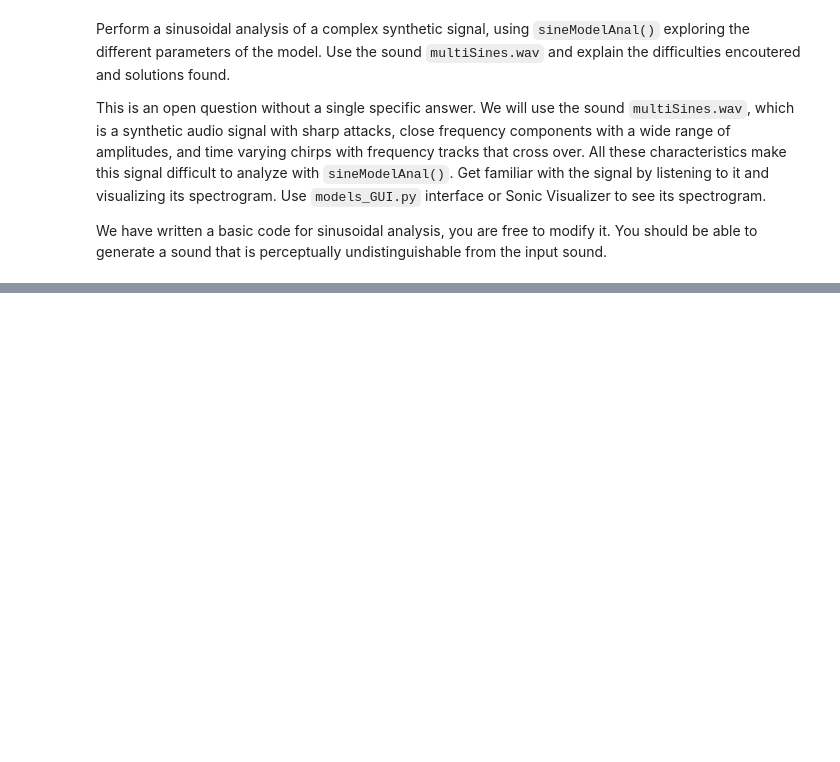
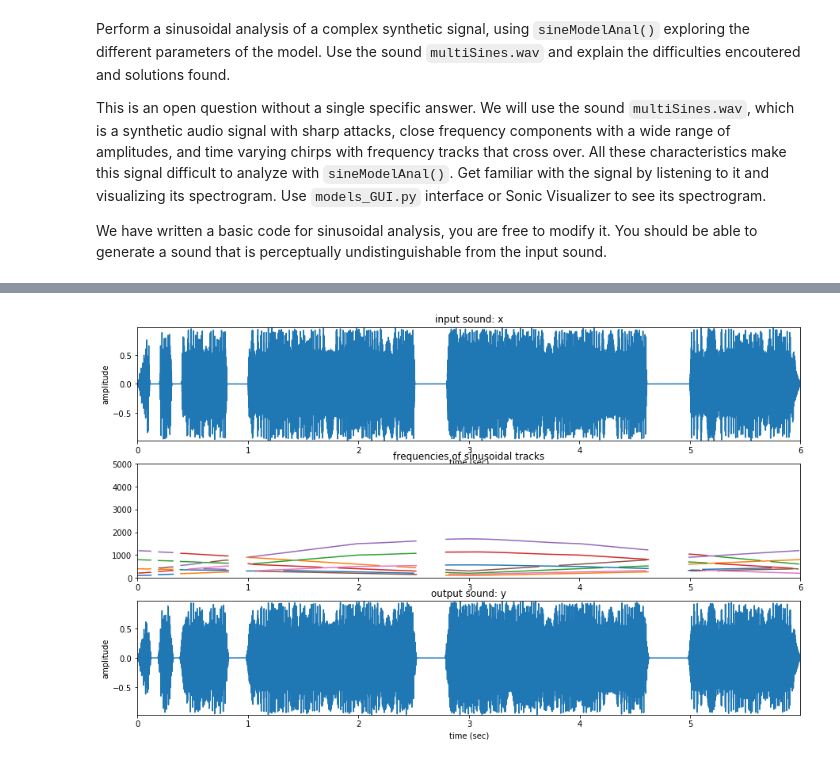
Before and after one commit to mariocastella/sms-tools, a Jupyter notebook: workspace/E5-Sinusoidal-model.ipynb, the cells around one changed output, grey strips where cells are left out. Saved outputs shown, nothing was run; the diff lists cells and outputs as text; code cells hidden in the pictures; blank space fills up the shorter version.

```diff
--- a/workspace/E5-Sinusoidal-model.ipynb
+++ b/workspace/E5-Sinusoidal-model.ipynb
@@ -322,14 +402,14 @@ input_file = '../sounds/multiSines.wav'
 
 ### set the analysis parameters
 
-window = 'XX'
-M = XX
-N = XX
-t = XX
-minSineDur = XX
-maxnSines = XX
-freqDevOffset = XX
-freqDevSlope = XX
+window = 'blackman'
+M = 3501
+N = 4096
+t = -40
+minSineDur = .1
+maxnSines = 9
+freqDevOffset = 10
+freqDevSlope = .001
 
 
 # no need to modify the code after here
@@ -379,3 +459,4 @@ plt.title('output sound: y')
 
 ipd.display(ipd.Audio(data=x, rate=fs))
 ipd.display(ipd.Audio(data=y, rate=fs))
+# %% [output]
@@ -381,0 +465 @@ ipd.display(ipd.Audio(data=y, rate=fs))
+[figure, added]
```
Also changed, not shown: parts of 7 cells of this notebook, 3 other files.
